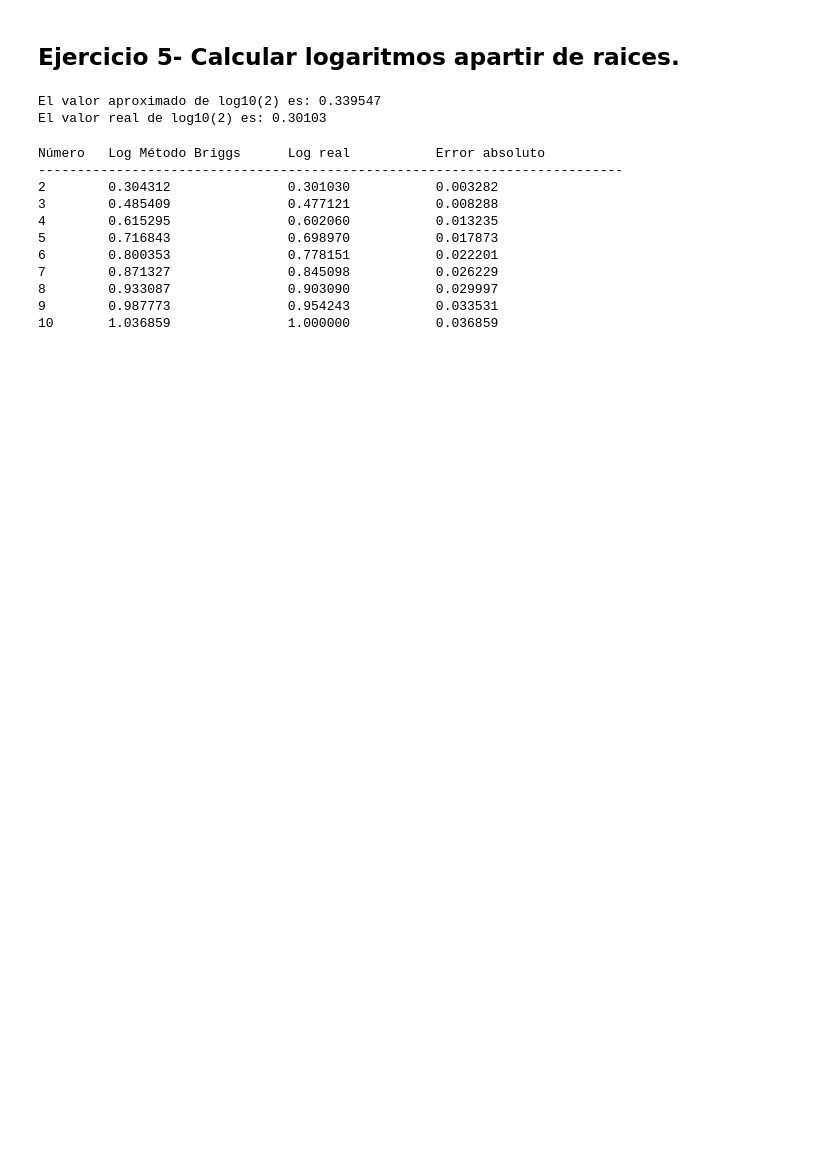
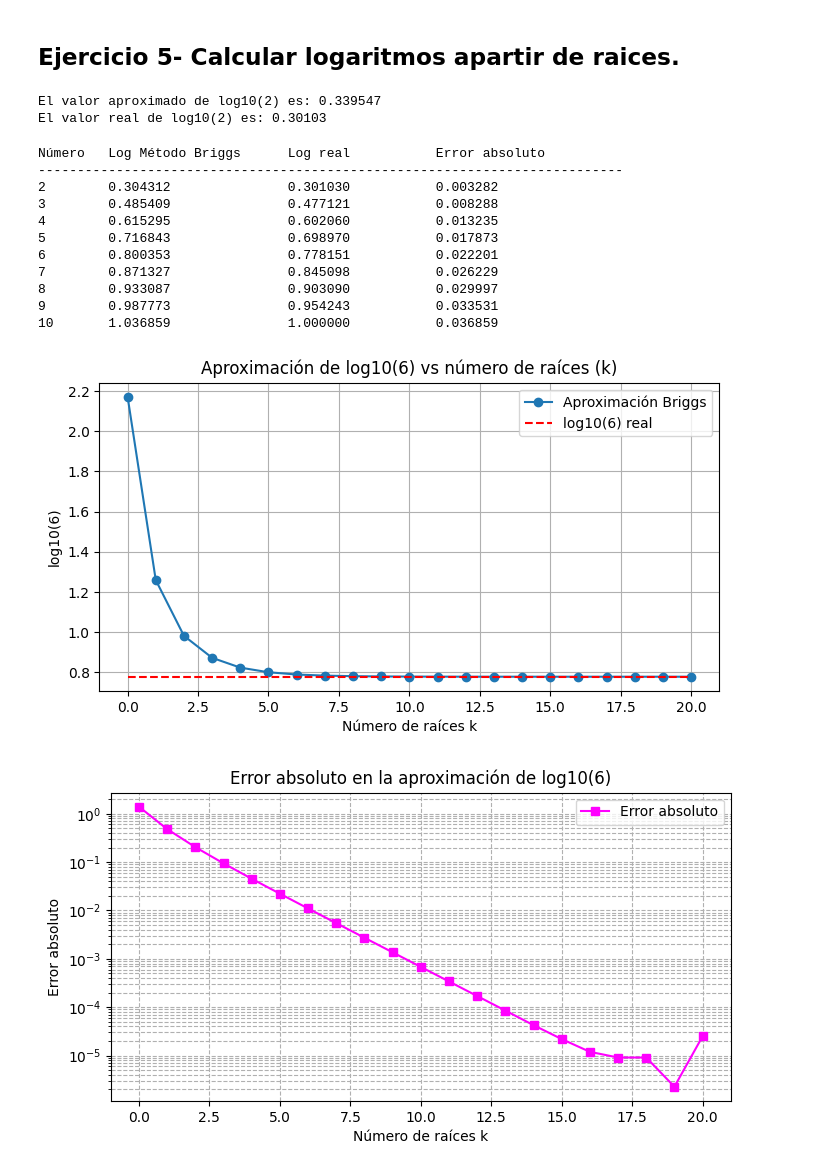
Before and after one commit to Nattyrd/Examen1B-MetodosNumericos2025B, a Jupyter notebook: Ejercicio5.ipynb, the cells around one changed output. Drawn from its saved outputs; the diff is of its cells as text; code cells hidden in the pictures; blank space fills up the shorter version.

Commit message:
Ejercicio5 con la graficaIncluida

```diff
--- a/Ejercicio5.ipynb
+++ b/Ejercicio5.ipynb
@@ -57,3 +58,50 @@ Número   Log Método Briggs      Log real           Error absoluto
 8        0.933087               0.903090           0.029997
 9        0.987773               0.954243           0.033531
 10       1.036859               1.000000           0.036859
+# %%
+
+from matplotlib import pyplot as plt
+
+
+def graficar_log6(k_max=20, precision=10):
+    """
+    Grafica la aproximación de log10(6) usando el método de Briggs para k=0..k_max
+    Muestra la aproximación vs k y el error absoluto vs k.
+    """
+    valores_k = []
+    aproximaciones = []
+    errores = []
+
+    verdadero = math.log10(6)
+    for k in range(0, k_max+1):
+        approx, _ = log_briggs(6, k=k, precision=precision)
+        valores_k.append(k)
+        aproximaciones.append(approx)
+        errores.append(abs(approx - verdadero))
+
+    # Gráfica de aproximación vs k con línea del valor real
+    plt.figure(figsize=(8,4))
+    plt.plot(valores_k, aproximaciones, marker='o', label='Aproximación Briggs')
+    plt.hlines(verdadero, valores_k[0], valores_k[-1], colors='r', linestyles='--', label='log10(6) real')
+    plt.xlabel('Número de raíces k')
+    plt.ylabel('log10(6)')
+    plt.title('Aproximación de log10(6) vs número de raíces (k)')
+    plt.grid(True)
+    plt.legend()
+    plt.show()
+
+    # Gráfica del error absoluto vs k
+    plt.figure(figsize=(8,4))
+    plt.plot(valores_k, errores, marker='s', color='magenta', label='Error absoluto')
+    plt.yscale('log')  # opcional: escala log para ver mejor la convergencia
+    plt.xlabel('Número de raíces k')
+    plt.ylabel('Error absoluto')
+    plt.title('Error absoluto en la aproximación de log10(6)')
+    plt.grid(True, which='both', ls='--')
+    plt.legend()
+    plt.show()
+# %%
+graficar_log6(k_max=20, precision=10)
+# %% [output]
+[figure, added]
+[figure, added]
```
Also changed, not shown: parts of 1 cell of this notebook.
